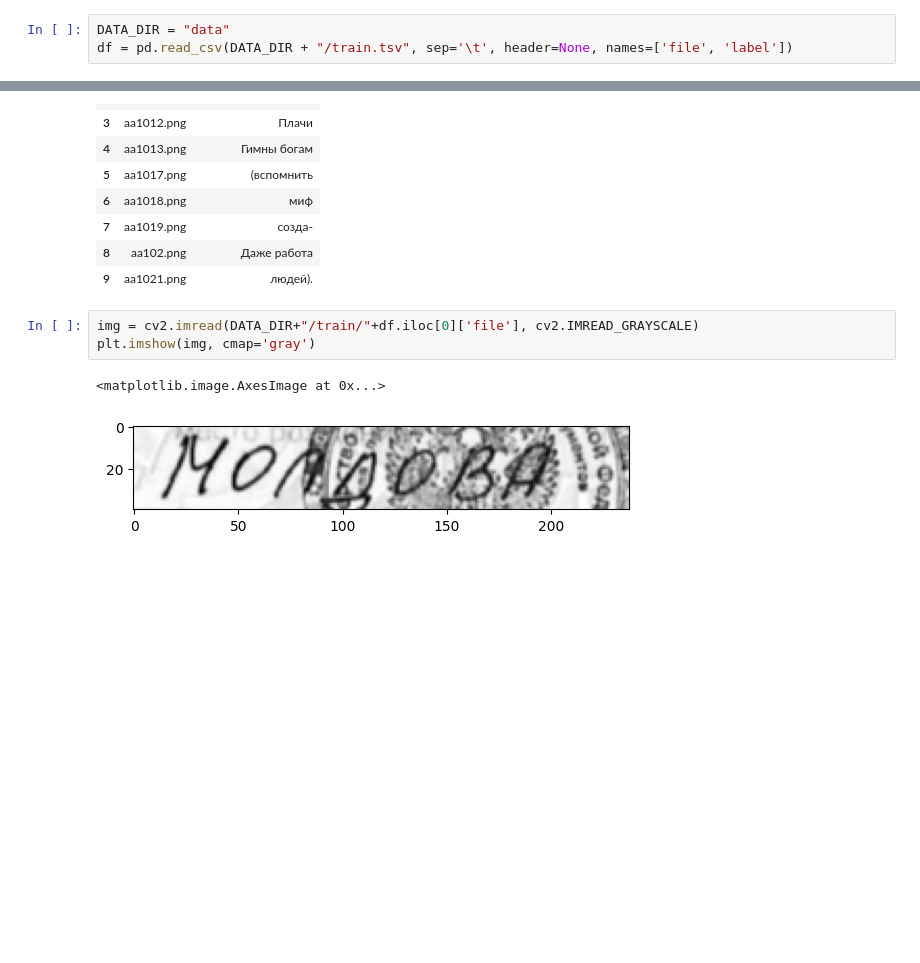
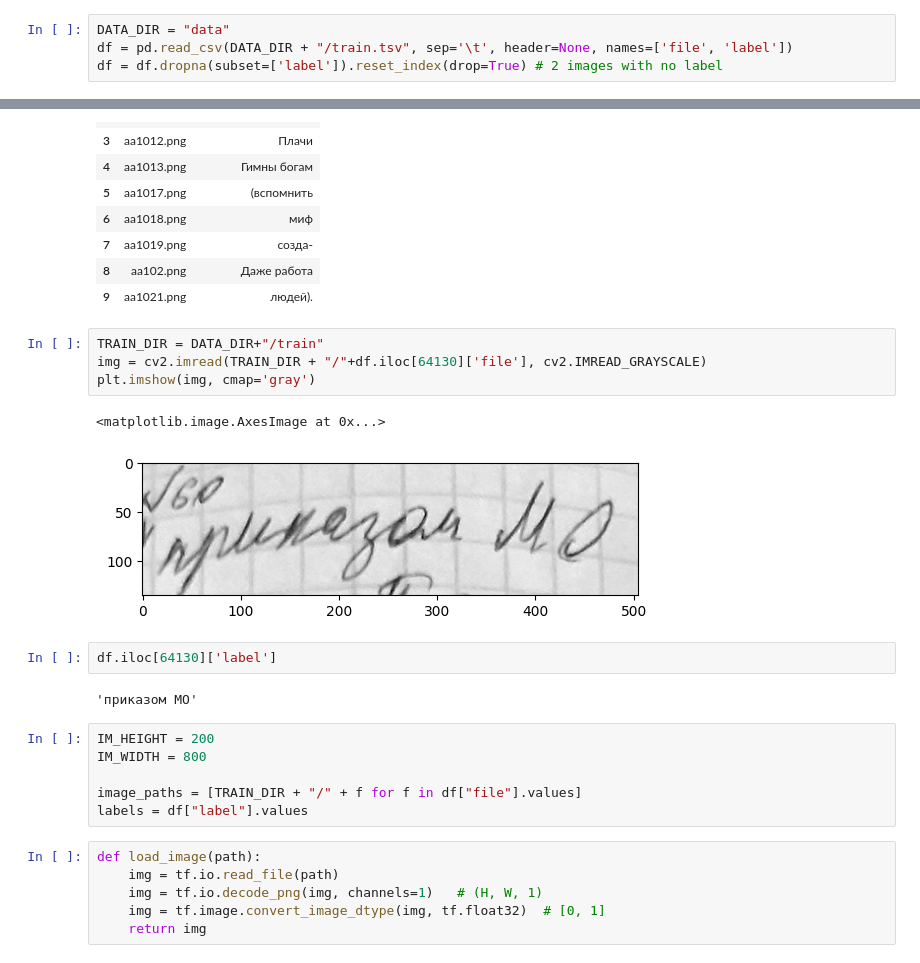
Before and after one commit to hnowakowski/cyrillOCR, a Jupyter notebook: playground.ipynb, the cells around one changed output, grey strips where cells are left out. Saved outputs shown, nothing was run; the diff lists cells and outputs as text; blank space fills up the shorter version.

Commit message:
Prototype data augmentation

```diff
--- a/playground.ipynb
+++ b/playground.ipynb
@@ -17,6 +14,7 @@ tf.config.list_physical_devices('GPU')
 # %%
 DATA_DIR = "data"
 df = pd.read_csv(DATA_DIR + "/train.tsv", sep='\t', header=None, names=['file', 'label'])
+df = df.dropna(subset=['label']).reset_index(drop=True) # 2 images with no label
 # %%
 df.head(10)
 # %% [output]
@@ -32,8 +30,25 @@ df.head(10)
 | 8 | aa102.png | Даже работа |
 | 9 | aa1021.png | людей). |
 # %%
-img = cv2.imread(DATA_DIR+"/train/"+df.iloc[0]['file'], cv2.IMREAD_GRAYSCALE)
+TRAIN_DIR = DATA_DIR+"/train"
+img = cv2.imread(TRAIN_DIR + "/"+df.iloc[64130]['file'], cv2.IMREAD_GRAYSCALE)
 plt.imshow(img, cmap='gray')
 # %% [output]
 <matplotlib.image.AxesImage at 0x...>
-[figure, old version]
+[figure, new version]
+# %%
+df.iloc[64130]['label']
+# %% [output]
+'приказом МО'
+# %%
+IM_HEIGHT = 200
+IM_WIDTH = 800
+
+image_paths = [TRAIN_DIR + "/" + f for f in df["file"].values]
+labels = df["label"].values
+# %%
+def load_image(path):
+    img = tf.io.read_file(path)
+    img = tf.io.decode_png(img, channels=1)   # (H, W, 1)
+    img = tf.image.convert_image_dtype(img, tf.float32)  # [0, 1]
+    return img
```
Also changed, not shown: parts of 5 cells of this notebook.
